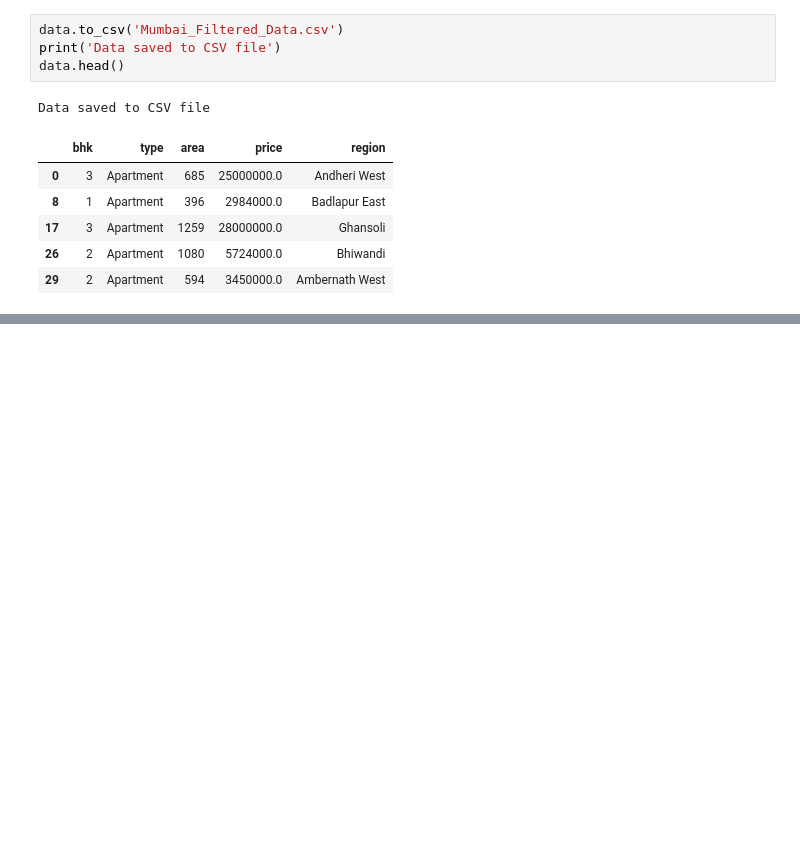
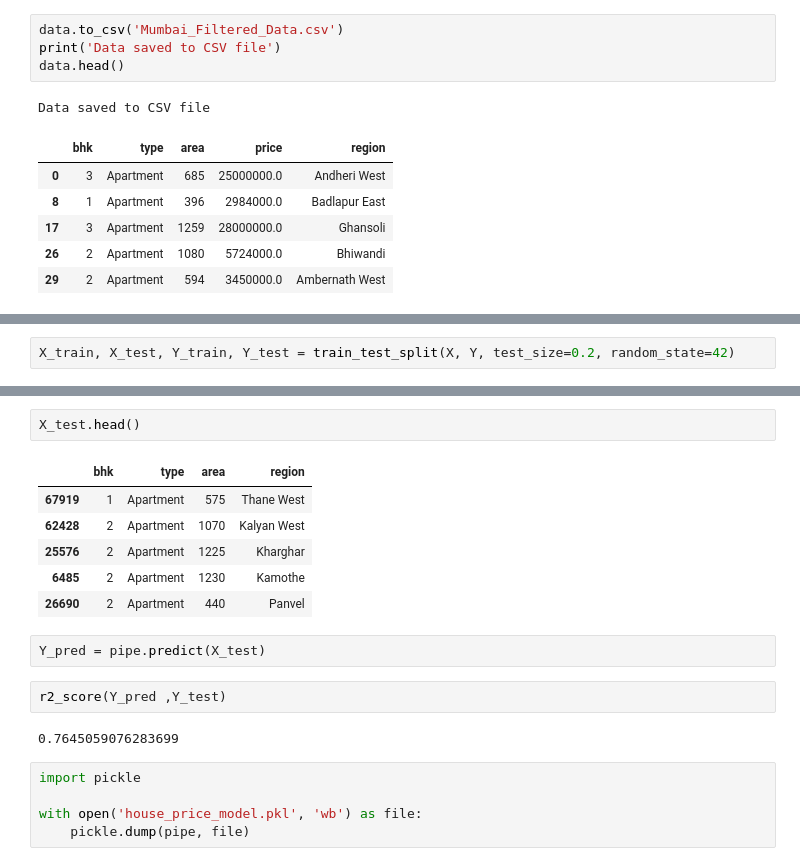
Before and after one commit to XlaSh9914/l3pp-ai-ml, a Jupyter notebook: 2.Flask_site/model/house-price-prediction.ipynb, the cells around one changed output, grey strips where cells are left out. Cells and saved outputs as stored; diff of their text form; blank space fills up the shorter version.

```diff
--- a/2.Flask_site/model/house-price-prediction.ipynb
+++ b/2.Flask_site/model/house-price-prediction.ipynb
@@ -277,0 +219,2 @@ NameError: name 'df_encoded' is not defined
+# %%
+X_train, X_test, Y_train, Y_test = train_test_split(X, Y, test_size=0.2, random_state=42)
@@ -277,0 +248,20 @@ NameError: name 'df_encoded' is not defined
+# %%
+X_test.head()
+# %% [output]
+|  | bhk | type | area | region |
+| 67919 | 1 | Apartment | 575 | Thane West |
+| 62428 | 2 | Apartment | 1070 | Kalyan West |
+| 25576 | 2 | Apartment | 1225 | Kharghar |
+| 6485 | 2 | Apartment | 1230 | Kamothe |
+| 26690 | 2 | Apartment | 440 | Panvel |
+# %%
+Y_pred = pipe.predict(X_test)
+# %%
+r2_score(Y_pred ,Y_test)
+# %% [output]
+0.7645059076283699
+# %%
+import pickle
+
+with open('house_price_model.pkl', 'wb') as file:
+    pickle.dump(pipe, file)
```
Also changed, not shown: parts of 16 cells of this notebook, 4 other files.
